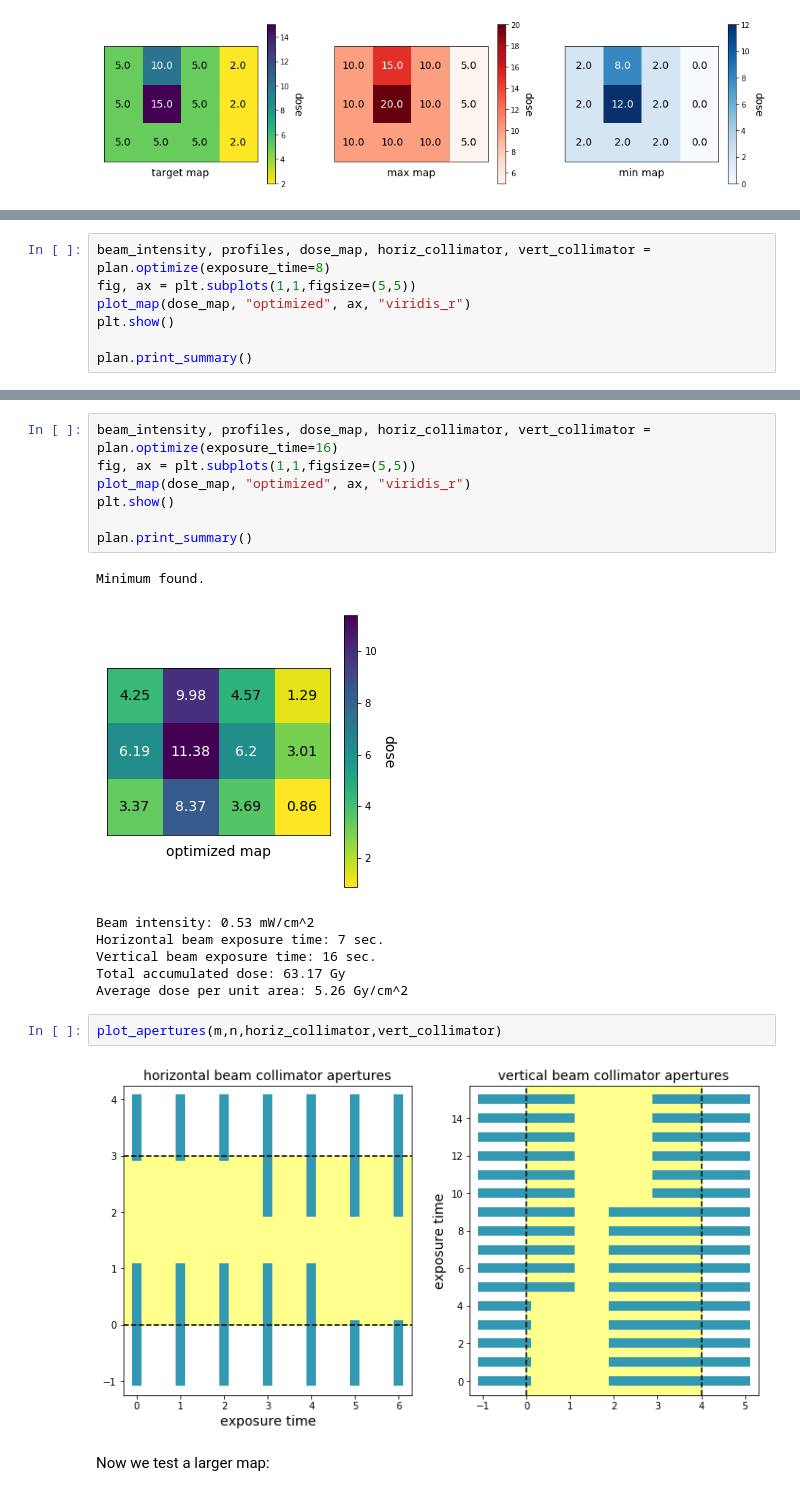
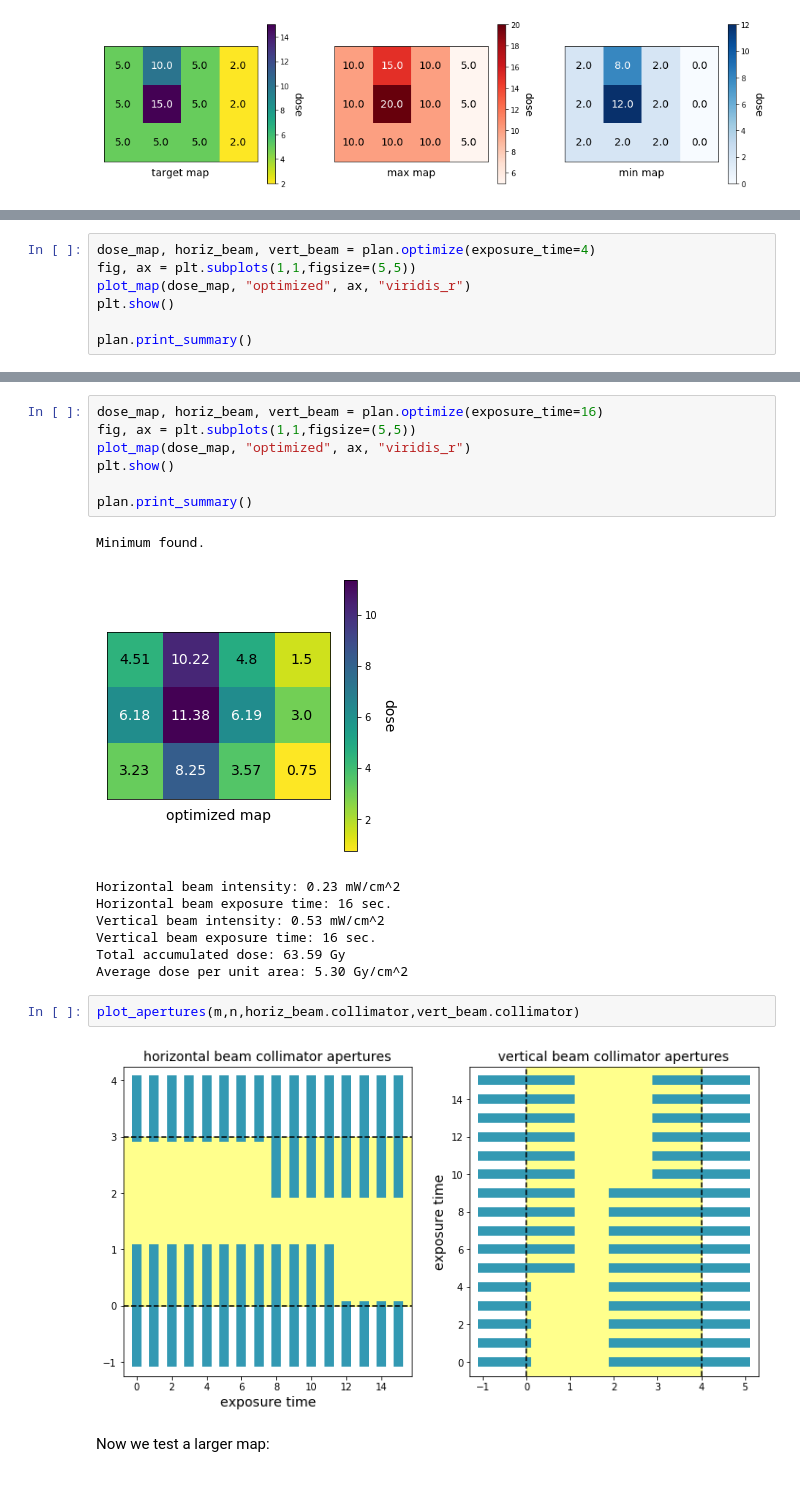
Before and after one commit to DualSapiens/cs207-FinalProject, a Jupyter notebook: docs/examples/optimize_demo.ipynb, the cells around one changed output, grey strips where cells are left out. Cells and saved outputs as stored; diff of their text form.

```diff
--- a/docs/examples/optimize_demo.ipynb
+++ b/docs/examples/optimize_demo.ipynb
@@ -56,5 +56,5 @@ The `optimize` function returns the beam intensity, accumulated intensity profil
 # %%
-beam_intensity, profiles, dose_map, horiz_collimator, vert_collimator = plan.optimize(exposure_time=8)
+dose_map, horiz_beam, vert_beam = plan.optimize(exposure_time=4)
 fig, ax = plt.subplots(1,1,figsize=(5,5))
 plot_map(dose_map, "optimized", ax, "viridis_r")
 plt.show()
@@ -99,5 +100,5 @@ We can also observe the effect of increasing the exposure time:
 # %%
-beam_intensity, profiles, dose_map, horiz_collimator, vert_collimator = plan.optimize(exposure_time=16)
+dose_map, horiz_beam, vert_beam = plan.optimize(exposure_time=16)
 fig, ax = plt.subplots(1,1,figsize=(5,5))
 plot_map(dose_map, "optimized", ax, "viridis_r")
 plt.show()
@@ -105,16 +106,17 @@ plt.show()
 plan.print_summary()
 # %% [output]
 Minimum found.
-[figure, old version]
+[figure, new version]
-Beam intensity: 0.53 mW/cm^2
-Horizontal beam exposure time: 7 sec.
+Horizontal beam intensity: 0.23 mW/cm^2
+Horizontal beam exposure time: 16 sec.
+Vertical beam intensity: 0.53 mW/cm^2
 Vertical beam exposure time: 16 sec.
-Total accumulated dose: 63.17 Gy
-Average dose per unit area: 5.26 Gy/cm^2
+Total accumulated dose: 63.59 Gy
+Average dose per unit area: 5.30 Gy/cm^2
 # %%
-plot_apertures(m,n,horiz_collimator,vert_collimator)
+plot_apertures(m,n,horiz_beam.collimator,vert_beam.collimator)
 # %% [output]
-[figure, old version]
+[figure, new version]
 # %% [markdown]
 Now we test a larger map:
 # %%
```
Also changed, not shown: parts of 10 cells of this notebook, 1 other file.
